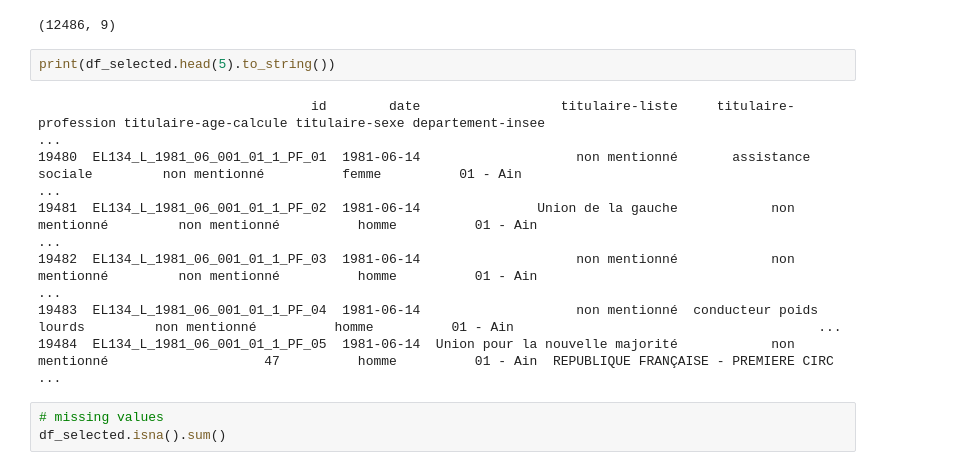
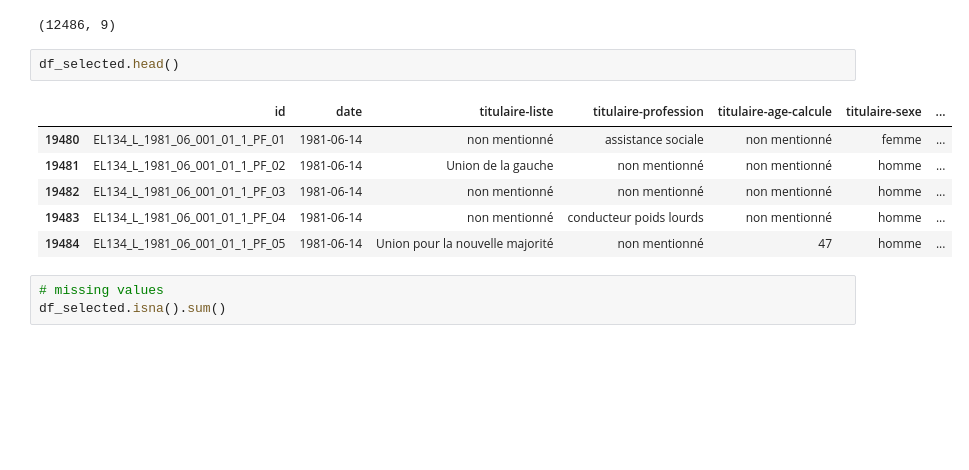
Before and after one commit to sarakpyny/french-political-text-analysis, a Jupyter notebook: notebooks/01_cleaning.ipynb, the cells around one changed output. Drawn from its saved outputs; the diff is of its cells as text; blank space fills up the shorter version.

```diff
--- a/notebooks/01_cleaning.ipynb
+++ b/notebooks/01_cleaning.ipynb
@@ -282,14 +267,14 @@ print(df_selected.shape)
 # %% [output]
 (12486, 9)
 # %%
-print(df_selected.head(5).to_string())
+df_selected.head()
 # %% [output]
-                                   id        date                  titulaire-liste     titulaire-profession titulaire-age-calcule titulaire-sexe departement-insee                                       ...
-19480  EL134_L_1981_06_001_01_1_PF_01  1981-06-14                    non mentionné       assistance sociale         non mentionné          femme          01 - Ain                                       ...
-19481  EL134_L_1981_06_001_01_1_PF_02  1981-06-14               Union de la gauche            non mentionné         non mentionné          homme          01 - Ain                                       ...
-19482  EL134_L_1981_06_001_01_1_PF_03  1981-06-14                    non mentionné            non mentionné         non mentionné          homme          01 - Ain                                       ...
-19483  EL134_L_1981_06_001_01_1_PF_04  1981-06-14                    non mentionné  conducteur poids lourds         non mentionné          homme          01 - Ain                                       ...
-19484  EL134_L_1981_06_001_01_1_PF_05  1981-06-14  Union pour la nouvelle majorité            non mentionné                    47          homme          01 - Ain  REPUBLIQUE FRANÇAISE - PREMIERE CIRC ...
+|  | id | date | titulaire-liste | titulaire-profession | titulaire-age-calcule | titulaire-sexe | ... |
+| 19480 | EL134_L_1981_06_001_01_1_PF_01 | 1981-06-14 | non mentionné | assistance sociale | non mentionné | femme | ... |
+| 19481 | EL134_L_1981_06_001_01_1_PF_02 | 1981-06-14 | Union de la gauche | non mentionné | non mentionné | homme | ... |
+| 19482 | EL134_L_1981_06_001_01_1_PF_03 | 1981-06-14 | non mentionné | non mentionné | non mentionné | homme | ... |
+| 19483 | EL134_L_1981_06_001_01_1_PF_04 | 1981-06-14 | non mentionné | conducteur poids lourds | non mentionné | homme | ... |
+| 19484 | EL134_L_1981_06_001_01_1_PF_05 | 1981-06-14 | Union pour la nouvelle majorité | non mentionné | 47 | homme | ... |
 # %%
 # missing values
 df_selected.isna().sum()
```
Also changed, not shown: parts of 7 cells of this notebook, 1 other file.
